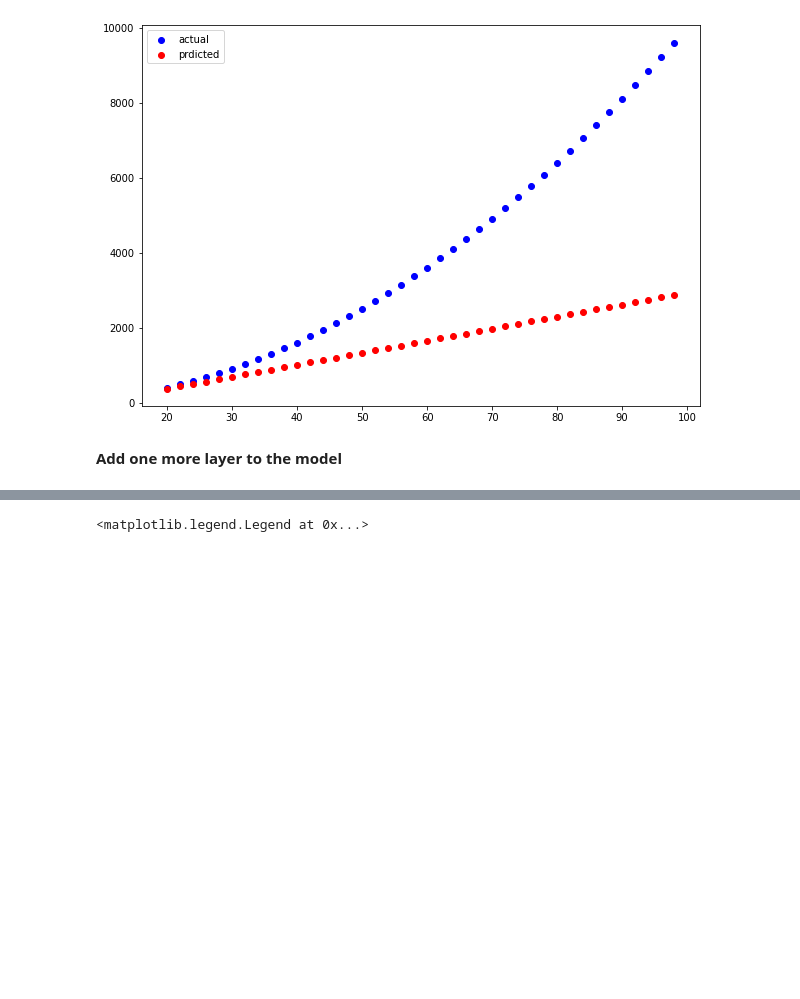
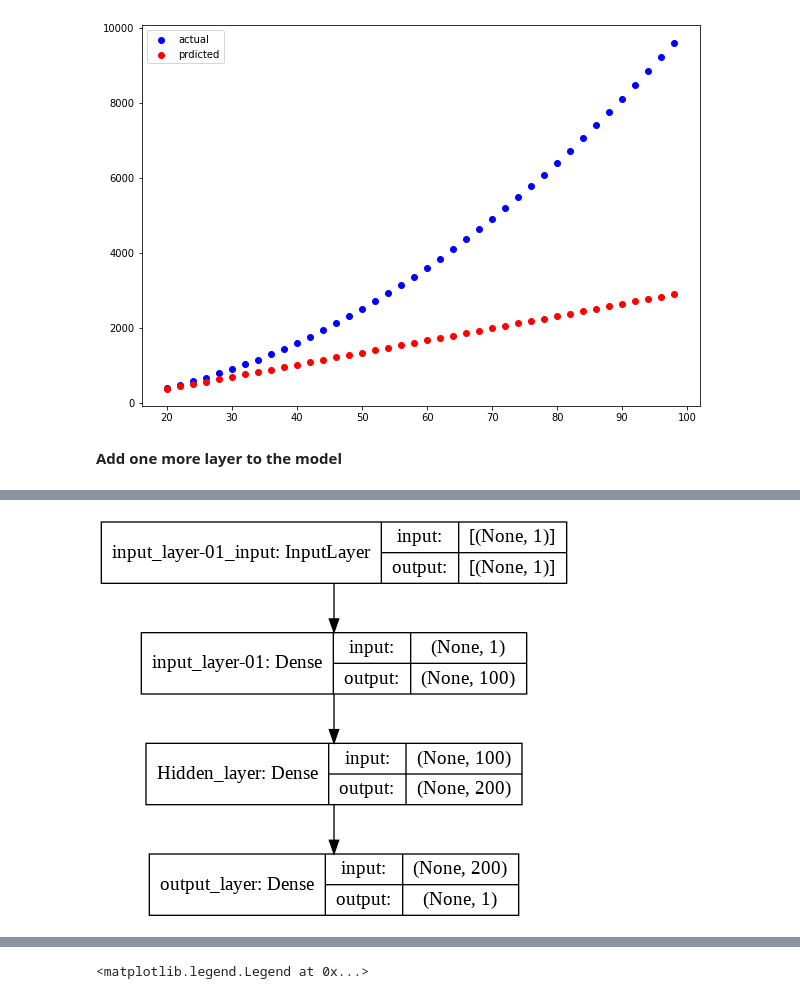
Before and after one commit to A-jha/TENSOR-FLOW-LAB, a Jupyter notebook: 01_Neural_Network_Regration_Wth_TensoFlow.ipynb, the cells around one changed output, grey strips where cells are left out. Drawn from its saved outputs; the diff is of its cells as text; code cells hidden in the pictures; blank space fills up the shorter version.

```diff
--- a/01_Neural_Network_Regration_Wth_TensoFlow.ipynb
+++ b/01_Neural_Network_Regration_Wth_TensoFlow.ipynb
@@ -585,5 +587,5 @@ model.compile(
     )
 
 # 3. fit the model with 100 epochs
-model.fit(X_train, Y_train, epochs=100)
+model.fit(X_train, Y_train, epochs=100,verbose=0)
 # %% [output]
@@ -783,9 +742,9 @@ plt.legend()
 tf.random.set_seed(42)
 # add one more / 3 layers
 model4 = tf.keras.Sequential([
-                              tf.keras.layers.Dense(100, activation="relu"),
-                              tf.keras.layers.Dense(200, activation="relu"),
-                              tf.keras.layers.Dense(1)
+                              tf.keras.layers.Dense(100, activation="relu",name="input_layer-01"),
+                              tf.keras.layers.Dense(200, activation="relu", name="Hidden_layer"),
+                              tf.keras.layers.Dense(1,name="output_layer")
 ])
 
 model4.compile(
@@ -794,5 +753,5 @@ model4.compile(
     metrics = ["mae"]
 )
 
-model4.fit(X_train, Y_train, epochs = 500)
+model4.fit(X_train, Y_train, epochs = 500, verbose=0)
 # %% [output]
@@ -817,3 +777,9 @@ Epoch 500/500
+# %%
+# plot the model block diagram
+from tensorflow.keras.utils import plot_model
+plot_model(model4, show_shapes=True)
+# %% [output]
+[figure, added]
 # %%
 # Y predicted
 Y_pred_4 = model4.predict(X_test)
```
Also changed, not shown: parts of 28 cells of this notebook.
